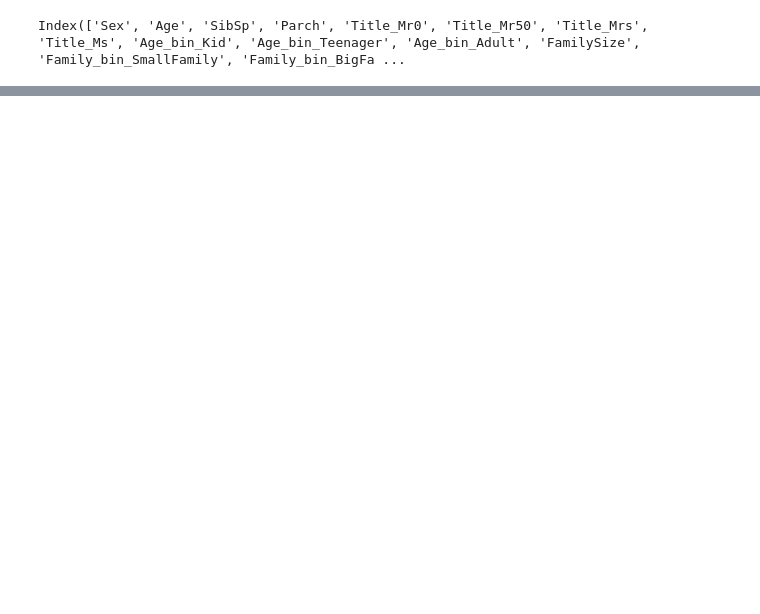
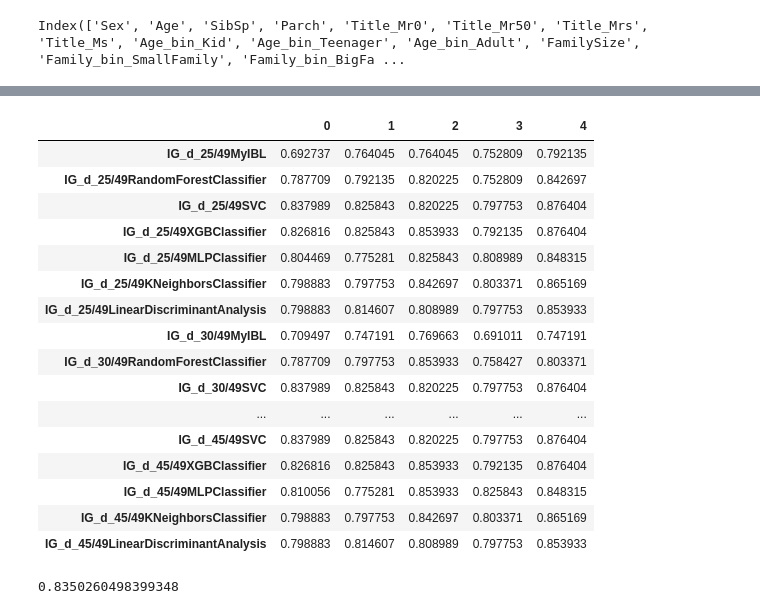
Before and after one commit to jforjohn/titanic_survival, a Jupyter notebook: FeatureSelectionAnalysis.ipynb, the cells around one changed output, grey strips where cells are left out. Cells and saved outputs as stored; diff of their text form; code cells hidden in the pictures; blank space fills up the shorter version.

```diff
--- a/FeatureSelectionAnalysis.ipynb
+++ b/FeatureSelectionAnalysis.ipynb
@@ -115,0 +472,12 @@ TypeError: only size-1 arrays can be converted to Python scalars
+# %%
+print('INFO GAIN SELECTION')
+print('##################################')
+df_results_ig = pd.DataFrame()
+df_results_ig_cv = pd.DataFrame()
+for n_dim in [25,30,35,40,45]:
+    print(n_dim, ' dimensions')
+    ig_train, ig_test = MyFeatureSelection.InfoGainSelection(df_train, df_test, labels, n_dim)
+    name_prefix = 'IG_d_' + str(n_dim) + '/' + str(len(df_train.columns))
+    models, df_model_cvaccuracies, df_model_info, df_ens_features, df_ens_test = run_models(clfs, df_train, df_test, train_idx, validation_idx, name_prefix, cv=True, ens=True)
+    df_results_ig_cv = pd.concat([df_results_ig_cv, df_model_cvaccuracies], axis=0)
+    df_results_ig = pd.concat([df_results_ig, df_model_info], axis=0)
@@ -115,0 +533,24 @@ TypeError: only size-1 arrays can be converted to Python scalars
+# %%
+df_results_ig_cv
+# %% [output]
+|  | 0 | 1 | 2 | 3 | 4 |
+| IG_d_25/49MyIBL | 0.692737 | 0.764045 | 0.764045 | 0.752809 | 0.792135 |
+| IG_d_25/49RandomForestClassifier | 0.787709 | 0.792135 | 0.820225 | 0.752809 | 0.842697 |
+| IG_d_25/49SVC | 0.837989 | 0.825843 | 0.820225 | 0.797753 | 0.876404 |
+| IG_d_25/49XGBClassifier | 0.826816 | 0.825843 | 0.853933 | 0.792135 | 0.876404 |
+| IG_d_25/49MLPClassifier | 0.804469 | 0.775281 | 0.825843 | 0.808989 | 0.848315 |
+| IG_d_25/49KNeighborsClassifier | 0.798883 | 0.797753 | 0.842697 | 0.803371 | 0.865169 |
+| IG_d_25/49LinearDiscriminantAnalysis | 0.798883 | 0.814607 | 0.808989 | 0.797753 | 0.853933 |
+| IG_d_30/49MyIBL | 0.709497 | 0.747191 | 0.769663 | 0.691011 | 0.747191 |
+| IG_d_30/49RandomForestClassifier | 0.787709 | 0.797753 | 0.853933 | 0.758427 | 0.803371 |
+| IG_d_30/49SVC | 0.837989 | 0.825843 | 0.820225 | 0.797753 | 0.876404 |
+| ... | ... | ... | ... | ... | ... |
+| IG_d_45/49SVC | 0.837989 | 0.825843 | 0.820225 | 0.797753 | 0.876404 |
+| IG_d_45/49XGBClassifier | 0.826816 | 0.825843 | 0.853933 | 0.792135 | 0.876404 |
+| IG_d_45/49MLPClassifier | 0.810056 | 0.775281 | 0.853933 | 0.825843 | 0.848315 |
+| IG_d_45/49KNeighborsClassifier | 0.798883 | 0.797753 | 0.842697 | 0.803371 | 0.865169 |
+| IG_d_45/49LinearDiscriminantAnalysis | 0.798883 | 0.814607 | 0.808989 | 0.797753 | 0.853933 |
+# %%
+max(df_results_ig['Accuracy'])
+# %% [output]
+0.8350260498399348
```
Also changed, not shown: parts of 44 cells of this notebook, 3 other files.
